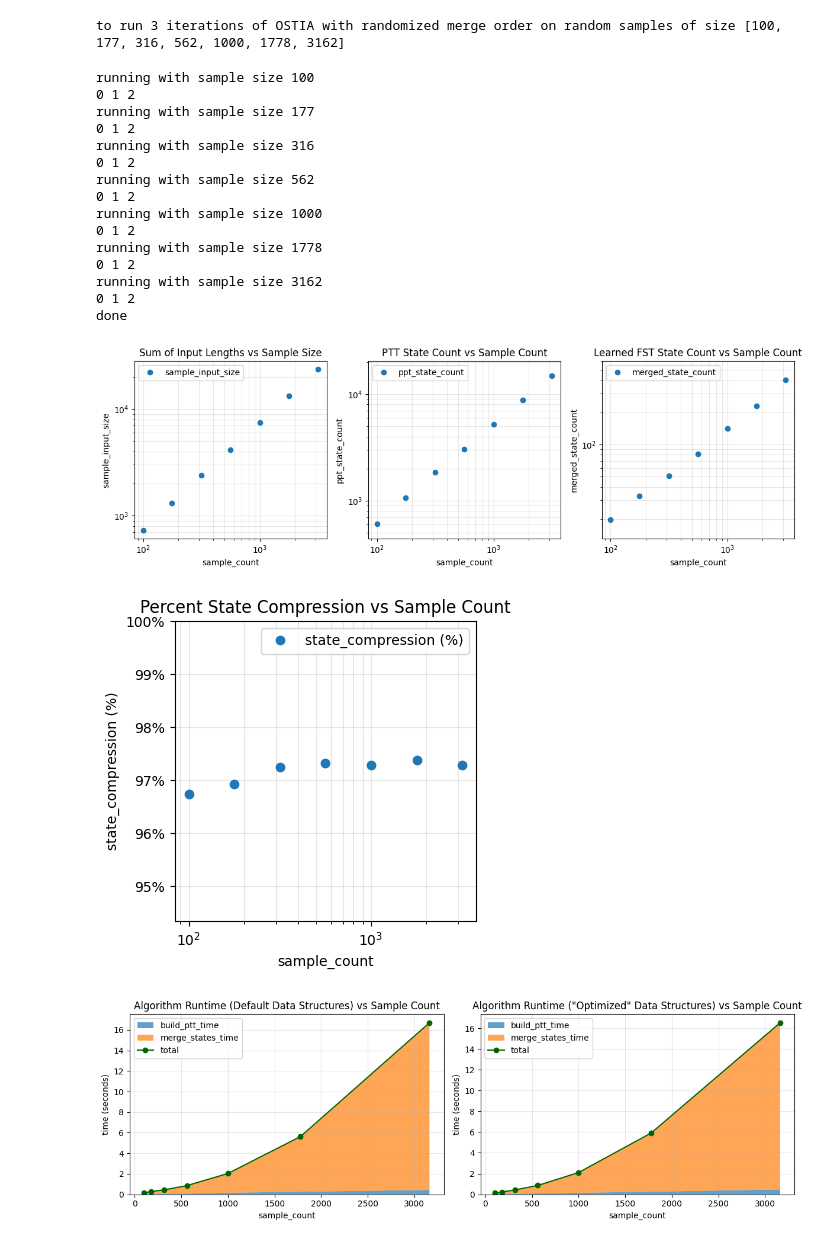
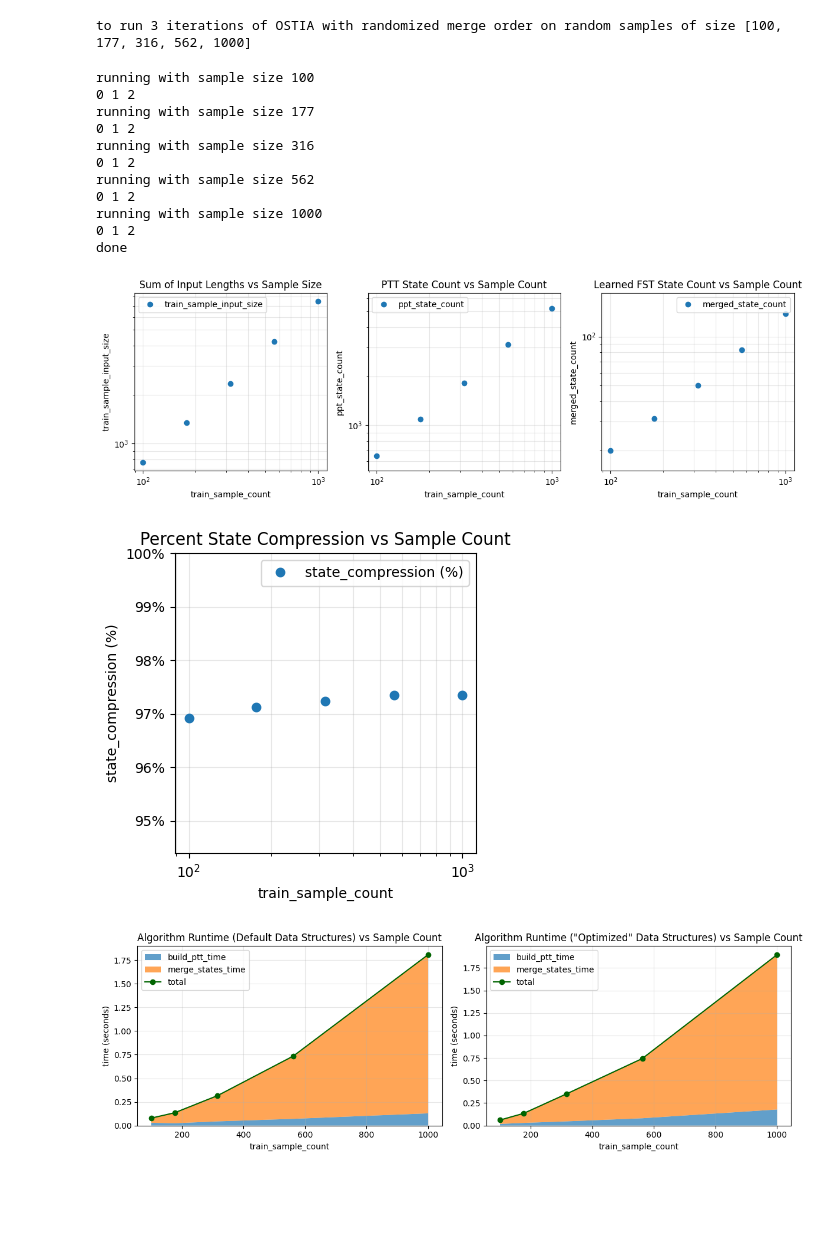
Before and after one commit to LiamSchilling/state-merging, a Jupyter notebook: notebooks/experiments/01_cmudict_g2p.ipynb, the cells around one changed output. Drawn from its saved outputs; the diff is of its cells as text; code cells hidden in the pictures; blank space fills up the shorter version.

```diff
--- a/notebooks/experiments/01_cmudict_g2p.ipynb
+++ b/notebooks/experiments/01_cmudict_g2p.ipynb
@@ -79,13 +130,18 @@ output alphabet: {'OW0', 'AY0', 'CH', 'G', 'AA0', 'OY2', 'EH1', 'AH2', 'ER2', 'E
 # %%
 iterations: int = 3
-target_sample_sizes: list[int] = [int(10 ** (i / 4 + 2)) for i in range(7)]
+target_sample_sizes: list[int] = [int(10 ** (i / 4 + 2)) for i in range(5)]
+test_sample_size = 10_000
+
+random.shuffle(dataset)
+test_dataset = dataset[:test_sample_size]
+train_dataset = dataset[test_sample_size:]
 
 print(
     f"to run {iterations} iterations of OSTIA with randomized merge order",
     f"on random samples of size {target_sample_sizes}"
 )
 # %% [output]
-to run 3 iterations of OSTIA with randomized merge order on random samples of size [100, 177, 316, 562, 1000, 1778, 3162]
+to run 3 iterations of OSTIA with randomized merge order on random samples of size [100, 177, 316, 562, 1000]
 # %%
 mean_results_per_config: list[Results[float]] = []
 mean_results_per_config_custom_dict: list[Results[float]] = []
@@ -99,10 +155,9 @@ for k in target_sample_sizes:
     for i in range(iterations):
         print(i, end=' ')
 
-        fst: SFST[int, str, Sequence[str]]
-        fst, results = ostia(
+        raw_fst, merge_results = ostia(
             input_set=input_set,
-            dataset=random.sample(dataset, k=k),
+            dataset=random.sample(train_dataset, k=k),
             epsilon=[],
             concat=lambda v1, v2: cast(list[str], v1) + cast(list[str], v2),
             choose_transition=lambda _, trs: random.choice(list(trs)),
@@ -115,9 +170,9 @@ for k in target_sample_sizes:
             state_supply=count()
         )
 
-        _, results_custom_dict = ostia(
+        _, merge_results_custom_dict = ostia(
             input_set=input_set,
-            dataset=random.sample(dataset, k=k),
+            dataset=random.sample(train_dataset, k=k),
             epsilon=[],
             concat=lambda v1, v2: cast(list[str], v1) + cast(list[str], v2),
             choose_transition=lambda _, trs: random.choice(list(trs)),
@@ -130,8 +185,14 @@ for k in target_sample_sizes:
             state_supply=count()
         )
 
-        results_per_iter.append(Results.from_merge_results(results))
-        results_per_iter_custom_dict.append(Results.from_merge_results(results_custom_dict))
+        fst = cast(SFST[int, str, list[str]], raw_fst)
+        results = Results.from_merge_results(merge_results)
+        results_custom_dict = Results.from_merge_results(merge_results_custom_dict)
+
+        Results.accumulate_error_results(results, fst, test_dataset)
+
+        results_per_iter.append(results)
+        results_per_iter_custom_dict.append(results_custom_dict)
 
     mean_results_per_config.append(Results.mean(results_per_iter))
     mean_results_per_config_custom_dict.append(Results.mean(results_per_iter_custom_dict))
@@ -150,10 +211,6 @@ running with sample size 562
 0 1 2
 running with sample size 1000
 0 1 2
-running with sample size 1778
-0 1 2
-running with sample size 3162
-0 1 2
 done
 # %%
 r: Results[list[float]] = Results.collect(mean_results_per_config) # type: ignore
@@ -168,7 +225,7 @@ y_range_pad = 1.1
 fig, axes = plt.subplots(1, 3, figsize=(12, 4))
 
 y_log_datasets = [
-    [math.log10(e) for e in r.sample_input_size],
+    [math.log10(e) for e in r.train_sample_input_size],
     [math.log10(e) for e in r.ptt_state_count],
     [math.log10(e) for e in r.merged_state_count]
 ]
@@ -177,19 +234,19 @@ y_log_midpoints = [max(d)/2 + min(d)/2 for d in y_log_datasets]
 y_log_ranges = [max(d) - min(d) for d in y_log_datasets]
 y_log_range = max(y_log_ranges) * y_range_pad
 
-axes[0].loglog(r.sample_count, r.sample_input_size, 'o', label='sample_input_size')
+axes[0].loglog(r.train_sample_count, r.train_sample_input_size, 'o', label='train_sample_input_size')
 axes[0].set_title('Sum of Input Lengths vs Sample Size')
-axes[0].set_xlabel('sample_count')
-axes[0].set_ylabel('sample_input_size')
+axes[0].set_xlabel('train_sample_count')
+axes[0].set_ylabel('train_sample_input_size')
 
-axes[1].loglog(r.sample_count, r.ptt_state_count, 'o', label='ppt_state_count')
+axes[1].loglog(r.train_sample_count, r.ptt_state_count, 'o', label='ppt_state_count')
 axes[1].set_title('PTT State Count vs Sample Count')
-axes[1].set_xlabel('sample_count')
+axes[1].set_xlabel('train_sample_count')
 axes[1].set_ylabel('ppt_state_count')
 
-axes[2].loglog(r.sample_count, r.merged_state_count, 'o', label='merged_state_count')
+axes[2].loglog(r.train_sample_count, r.merged_state_count, 'o', label='merged_state_count')
 axes[2].set_title('Learned FST State Count vs Sample Count')
-axes[2].set_xlabel('sample_count')
+axes[2].set_xlabel('train_sample_count')
 axes[2].set_ylabel('merged_state_count')
 
 for i in [0, 1, 2]:
@@ -204,15 +261,15 @@ for i in [0, 1, 2]:
 plt.tight_layout()
 plt.show()
 # %% [output]
-[figure, old version]
+[figure, new version]
 # %%
 # type: ignore
 
 fig, axes = plt.subplots(1, 1, figsize=(4, 4))
 
-axes.semilogx(r.sample_count, [100 * e for e in r.state_compression], 'o', label='state_compression (%)')
+axes.semilogx(r.train_sample_count, [100 * e for e in r.state_compression], 'o', label='state_compression (%)')
 axes.set_title('Percent State Compression vs Sample Count')
-axes.set_xlabel('sample_count')
+axes.set_xlabel('train_sample_count')
 axes.set_ylabel('state_compression (%)')
 axes.set_ylim(100 * (2*mean(r.state_compression) - 1), 100)
 axes.yaxis.set_major_formatter(PercentFormatter(decimals=0))
@@ -222,40 +279,40 @@ axes.legend()
 plt.tight_layout()
 plt.show()
 # %% [output]
-[figure, old version]
+[figure, new version]
 # %%
 # type: ignore
 
 fig, axes = plt.subplots(1, 2, figsize=(12, 4))
 
 titles = [
     'Algorithm Runtime (Default Data Structures) vs Sample Count',
     'Algorithm Runtime ("Optimized" Data Structures) vs Sample Count'
 ]
 
 for i in range(len(rs)):
 
     axes[i].stackplot(
-        rs[i].sample_count,
+        rs[i].train_sample_count,
         rs[i].build_ptt_time,
         rs[i].merge_states_time,
         labels=['build_ptt_time', 'merge_states_time'],
         alpha=0.7
     )
 
     total_time = [
         b + m
         for b, m in zip(rs[i].build_ptt_time, rs[i].merge_states_time)
     ]
 
-    axes[i].plot(r.sample_count, total_time, 'o-', color='darkgreen', label='total')
+    axes[i].plot(r.train_sample_count, total_time, 'o-', color='darkgreen', label='total')
     axes[i].set_title(titles[i])
-    axes[i].set_xlabel('sample_count')
+    axes[i].set_xlabel('train_sample_count')
     axes[i].set_ylabel('time (seconds)')
     axes[i].grid(True, which='both', alpha=alpha)
     axes[i].legend()
 
 plt.tight_layout()
 plt.show()
 # %% [output]
-[figure, old version]
+[figure, new version]
```
Also changed, not shown: parts of 4 cells of this notebook, 10 other files.
